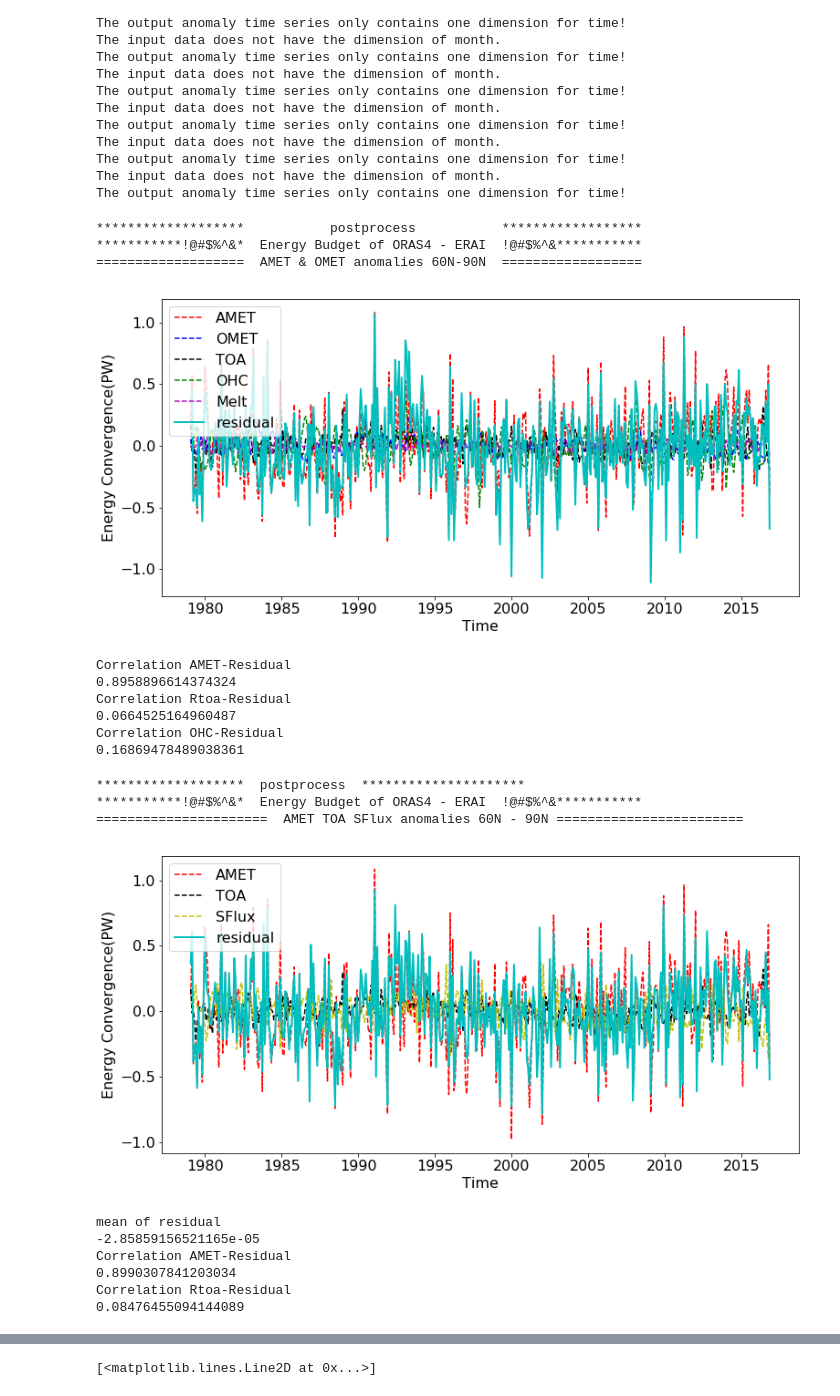
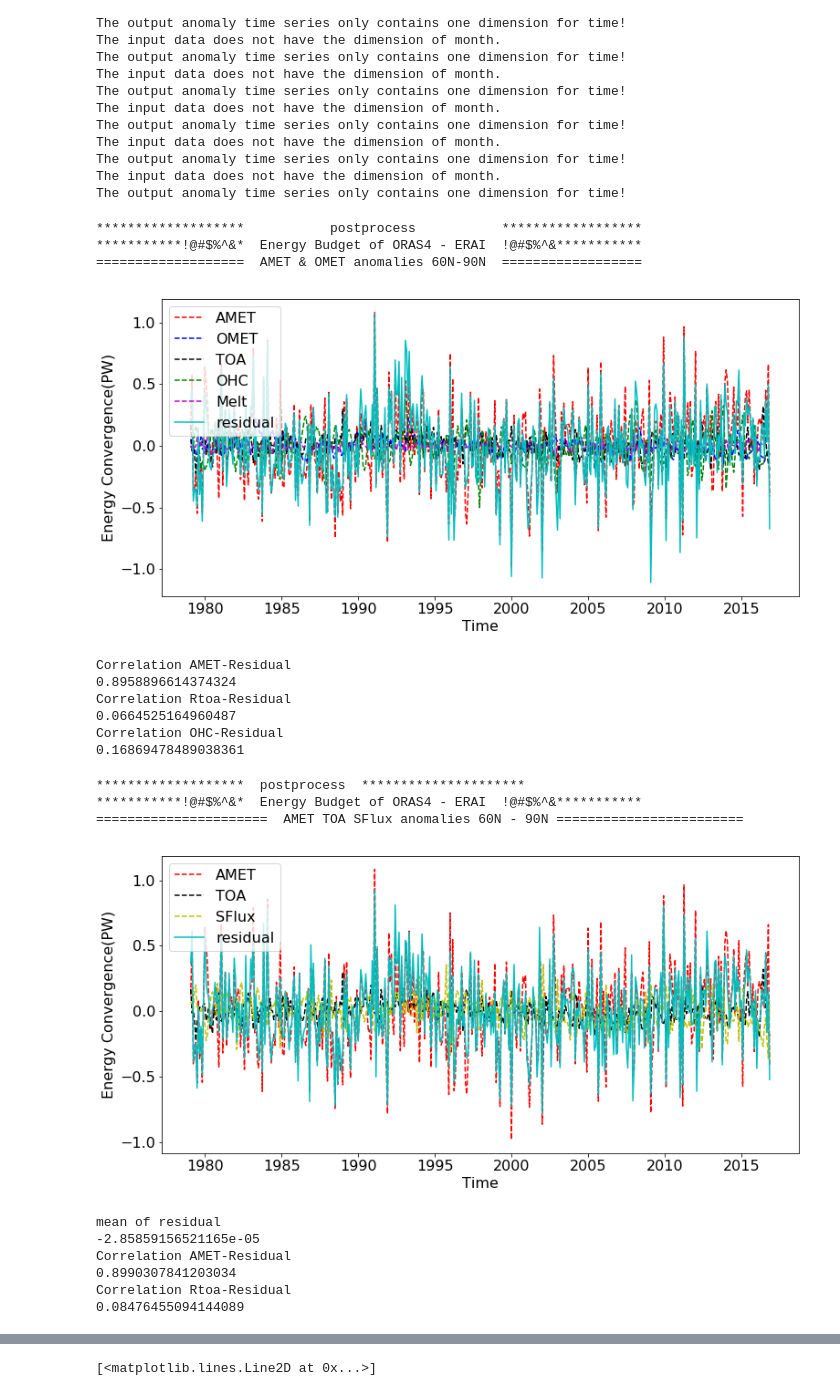
Before and after one commit to geek-yang/AirSeaFlow, a Jupyter notebook: Postprocessing/statistics_xy/stat_energy_budget.ipynb, the cells around one changed output, grey strips where cells are left out. Saved outputs shown, nothing was run; the diff lists cells and outputs as text; code cells hidden in the pictures.

```diff
--- a/Postprocessing/statistics_xy/stat_energy_budget.ipynb
+++ b/Postprocessing/statistics_xy/stat_energy_budget.ipynb
@@ -344,7 +386,7 @@ The output anomaly time series only contains one dimension for time!
     plt.plot(index[1:-1],np.sum(-Heat_SIC_tend_int_anomaly[1:-1,53:],1),
              'm--', linewidth=1.5, label='Melt')
     plt.plot(index[1:-1], residual_overall_anomaly,
-             'c-', linewidth=2, label='residual')
+             'c-', linewidth=1.5, label='residual')
     plt.xlabel("Time",fontsize=16)
     plt.xticks(np.arange(13,len(year_ERAI)*12+1,60), index_year,fontsize=16)
     plt.ylabel("Energy Convergence(PW)",fontsize=16)
@@ -371,7 +413,7 @@ The output anomaly time series only contains one dimension for time!
 *******************           postprocess           ******************
 ***********!@#$%^&*  Energy Budget of ORAS4 - ERAI  !@#$%^&***********
 ===================  AMET & OMET anomalies 60N-90N  ==================
-[figure, old version]
+[figure, new version]
 Correlation AMET-Residual
 0.8958896614374324
 Correlation Rtoa-Residual
@@ -395,35 +437,35 @@ Correlation OHC-Residual
              linewidth=1.5,label='AMET')
     plt.plot(index[1:-1], np.sum(stat_Rtoa_ERAI._anomaly[1:-1,:41],1),
              'k--', linewidth=1.5, label='TOA')
     plt.plot(index[1:-1], np.sum(-stat_SFlux_ERAI._anomaly[1:-1,:41],1),
              'y--', linewidth=1.5, label='SFlux')
     plt.plot(index[1:-1], residual_atmos_anomaly,
-             'c-', linewidth=2, label='residual')
+             'c-', linewidth=1.5, label='residual')
     plt.xlabel("Time",fontsize=16)
     plt.xticks(np.arange(13,len(year_ERAI)*12+1,60), index_year,fontsize=16)
     plt.ylabel("Energy Convergence(PW)",fontsize=16)
     plt.yticks(fontsize=16)
     plt.legend(frameon=True, loc=2, prop={'size': 16})
     plt.plot()
     plt.show()
     fig5.savefig(os.path.join(output_path,'energy_budget_atmosphere_anomaly.png'),dpi=300)
     plt.close(fig5)
 
     print('mean of residual')
     print(np.mean(residual_atmos_anomaly))
     print ('Correlation AMET-Residual')
     _, _, Corr_AMET_Res, _, _ = stats.linregress(residual_atmos_anomaly,
                                                stat_AMET_ERAI._anomaly[1:-1,40])
     print (Corr_AMET_Res)
     print ('Correlation Rtoa-Residual')
     _, _, Corr_Rtoa_Res, _, _ = stats.linregress(residual_atmos_anomaly,
                                                  np.sum(stat_Rtoa_ERAI._anomaly[1:-1,:41],1))
     print (Corr_Rtoa_Res)
 # %% [output]
 *******************  postprocess  *********************
 ***********!@#$%^&*  Energy Budget of ORAS4 - ERAI  !@#$%^&***********
 ======================  AMET TOA SFlux anomalies 60N - 90N ========================
-[figure, old version]
+[figure, new version]
 mean of residual
 -2.85859156521165e-05
 Correlation AMET-Residual
```
Also changed, not shown: parts of 4 cells of this notebook.
